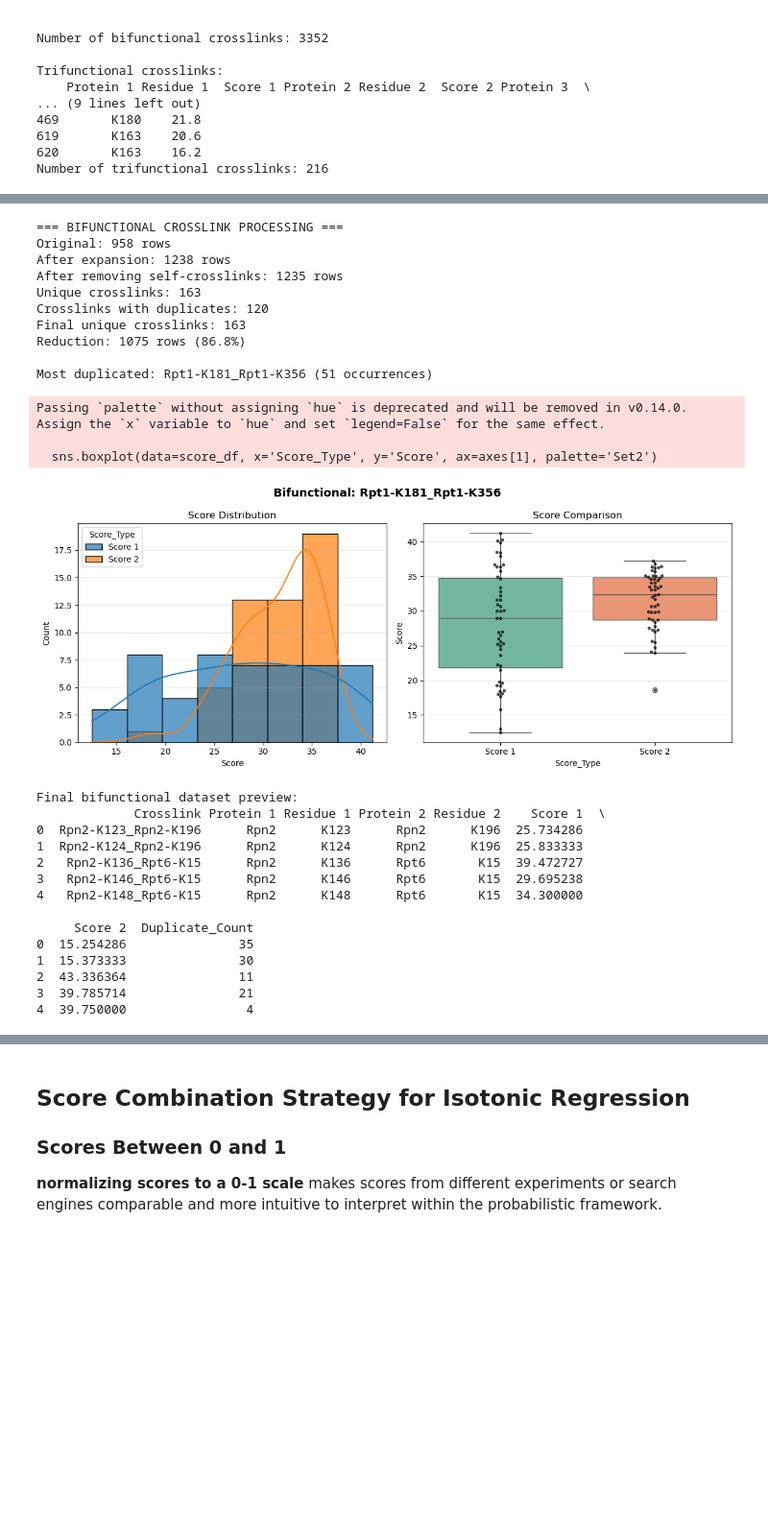
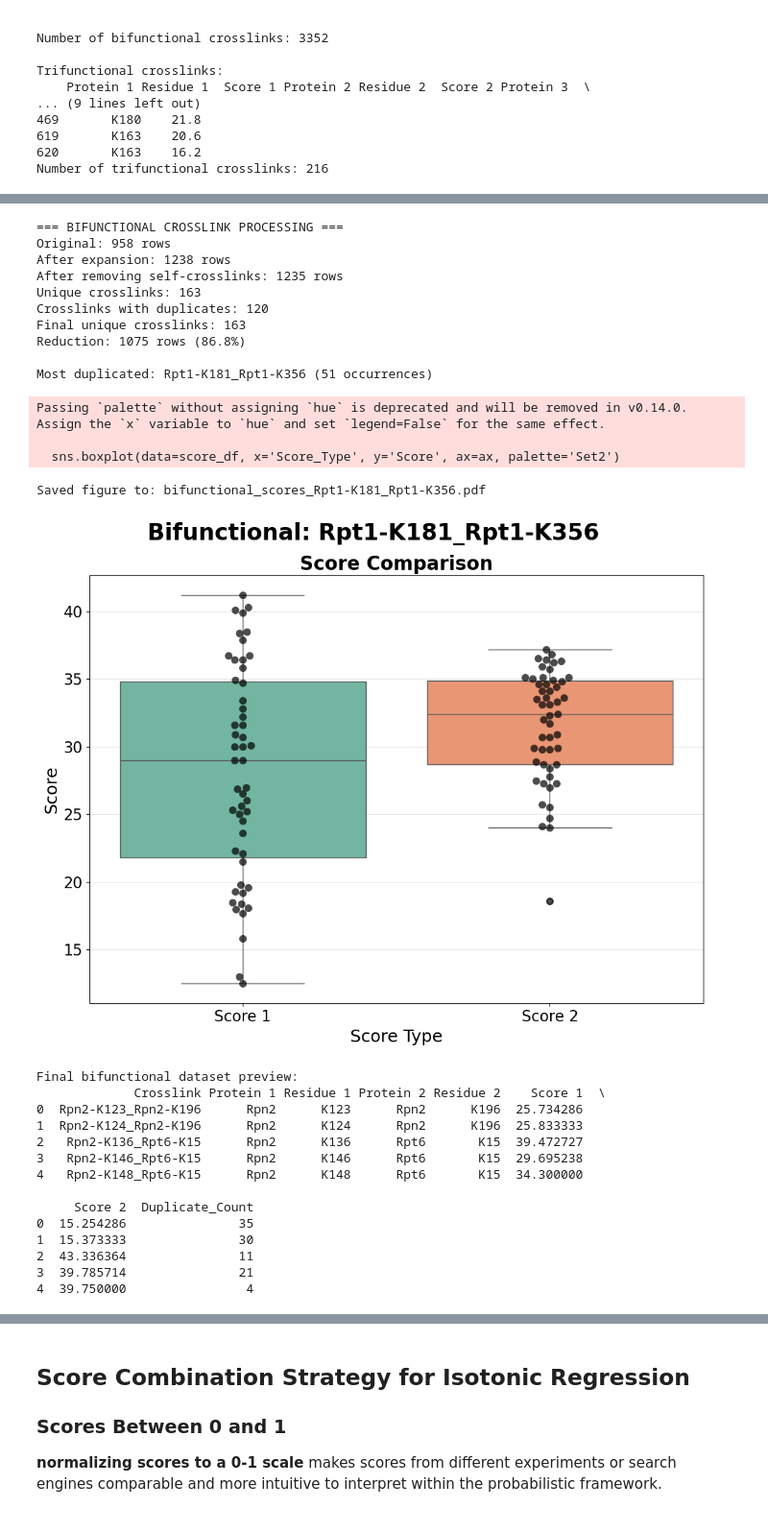
Before and after one commit to sreeganb/tri-center-xls, a Jupyter notebook: riccardo_isotonic_regression/process_xlms_data.ipynb, the cells around one changed output, grey strips where cells are left out. Shown at 96% size. Cells and saved outputs as stored; diff of their text form; code cells hidden in the pictures; blank space fills up the shorter version.

```diff
--- a/riccardo_isotonic_regression/process_xlms_data.ipynb
+++ b/riccardo_isotonic_regression/process_xlms_data.ipynb
@@ -167,68 +167,60 @@ if (duplicate_counts > 1).sum() > 0:
 
     score_df = pd.DataFrame({'Score': all_scores, 'Score_Type': score_types})
 
-    # Create figure with larger size and fonts
-    fig, axes = plt.subplots(1, 2, figsize=(16, 7))
+    # Create single plot
+    fig, ax = plt.subplots(1, 1, figsize=(10, 8))
     fig.suptitle(f'Bifunctional: {most_duplicated}', fontsize=24, fontweight='bold')
 
-    # Score distribution (left plot)
-    sns.histplot(data=score_df, x='Score', hue='Score_Type', kde=True, ax=axes[0], alpha=0.7)
-    axes[0].set_title('Score Distribution', fontsize=20, fontweight='bold')
-    axes[0].set_xlabel('Score', fontsize=18)
-    axes[0].set_ylabel('Count', fontsize=18)
-    axes[0].tick_params(axis='both', labelsize=16)
-    axes[0].legend(fontsize=16, title='Score Type', title_fontsize=16)
-    axes[0].grid(axis='y', alpha=0.3)
-
-    # Box plot comparison (right plot)
-    sns.boxplot(data=score_df, x='Score_Type', y='Score', ax=axes[1], palette='Set2')
-    sns.swarmplot(data=score_df, x='Score_Type', y='Score', ax=axes[1], color='black', size=6, alpha=0.7)
-    axes[1].set_title('Score Comparison', fontsize=20, fontweight='bold')
-    axes[1].set_xlabel('Score Type', fontsize=18)
-    axes[1].set_ylabel('Score', fontsize=18)
-    axes[1].tick_params(axis='both', labelsize=16)
-    axes[1].grid(axis='y', alpha=0.3)
+    # Box plot with swarm overlay
+    sns.boxplot(data=score_df, x='Score_Type', y='Score', ax=ax, palette='Set2')
+    sns.swarmplot(data=score_df, x='Score_Type', y='Score', ax=ax, color='black', size=8, alpha=0.7)
+    ax.set_title('Score Comparison', fontsize=20, fontweight='bold')
+    ax.set_xlabel('Score Type', fontsize=18)
+    ax.set_ylabel('Score', fontsize=18)
+    ax.tick_params(axis='both', labelsize=16)
+    ax.grid(axis='y', alpha=0.3)
 
     plt.tight_layout()
 
     # Save as PDF with high resolution
     pdf_filename = f'bifunctional_scores_{most_duplicated[:30].replace("/", "_")}.pdf'
     plt.savefig(pdf_filename, format='pdf', dpi=300, bbox_inches='tight')
     print(f"Saved figure to: {pdf_filename}")
 
     plt.show()
 
 print(f"\nFinal bifunctional dataset preview:")
 print(df_bifunc_base_unique.head())
 # %% [output]
 === BIFUNCTIONAL CROSSLINK PROCESSING ===
 Original: 958 rows
 After expansion: 1238 rows
 After removing self-crosslinks: 1235 rows
 Unique crosslinks: 163
 Crosslinks with duplicates: 120
 Final unique crosslinks: 163
 Reduction: 1075 rows (86.8%)
 
 Most duplicated: Rpt1-K181_Rpt1-K356 (51 occurrences)
 Passing `palette` without assigning `hue` is deprecated and will be removed in v0.14.0. Assign the `x` variable to `hue` and set `legend=False` for the same effect.
 
-  sns.boxplot(data=score_df, x='Score_Type', y='Score', ax=axes[1], palette='Set2')
+  sns.boxplot(data=score_df, x='Score_Type', y='Score', ax=ax, palette='Set2')
+Saved figure to: bifunctional_scores_Rpt1-K181_Rpt1-K356.pdf
-[figure, old version]
+[figure, new version]
-Final bifunctional dataset preview:
-             Crosslink Protein 1 Residue 1 Protein 2 Residue 2    Score 1  \
-0  Rpn2-K123_Rpn2-K196      Rpn2      K123      Rpn2      K196  25.734286
-1  Rpn2-K124_Rpn2-K196      Rpn2      K124      Rpn2      K196  25.833333
-2   Rpn2-K136_Rpt6-K15      Rpn2      K136      Rpt6       K15  39.472727
-3   Rpn2-K146_Rpt6-K15      Rpn2      K146      Rpt6       K15  29.695238
-4   Rpn2-K148_Rpt6-K15      Rpn2      K148      Rpt6       K15  34.300000
-
-     Score 2  Duplicate_Count
-0  15.254286               35
-1  15.373333               30
-2  43.336364               11
-3  39.785714               21
-4  39.750000                4
+Final bifunctional dataset preview:
+             Crosslink Protein 1 Residue 1 Protein 2 Residue 2    Score 1  \
+0  Rpn2-K123_Rpn2-K196      Rpn2      K123      Rpn2      K196  25.734286
+1  Rpn2-K124_Rpn2-K196      Rpn2      K124      Rpn2      K196  25.833333
+2   Rpn2-K136_Rpt6-K15      Rpn2      K136      Rpt6       K15  39.472727
+3   Rpn2-K146_Rpt6-K15      Rpn2      K146      Rpt6       K15  29.695238
+4   Rpn2-K148_Rpt6-K15      Rpn2      K148      Rpt6       K15  34.300000
+
+     Score 2  Duplicate_Count
+0  15.254286               35
+1  15.373333               30
+2  43.336364               11
+3  39.785714               21
+4  39.750000                4
 # %%
 def expand_delimited_residues_trifunctional(df):
     """
```
Also changed, not shown: parts of 1 cell of this notebook, 4 other files.
